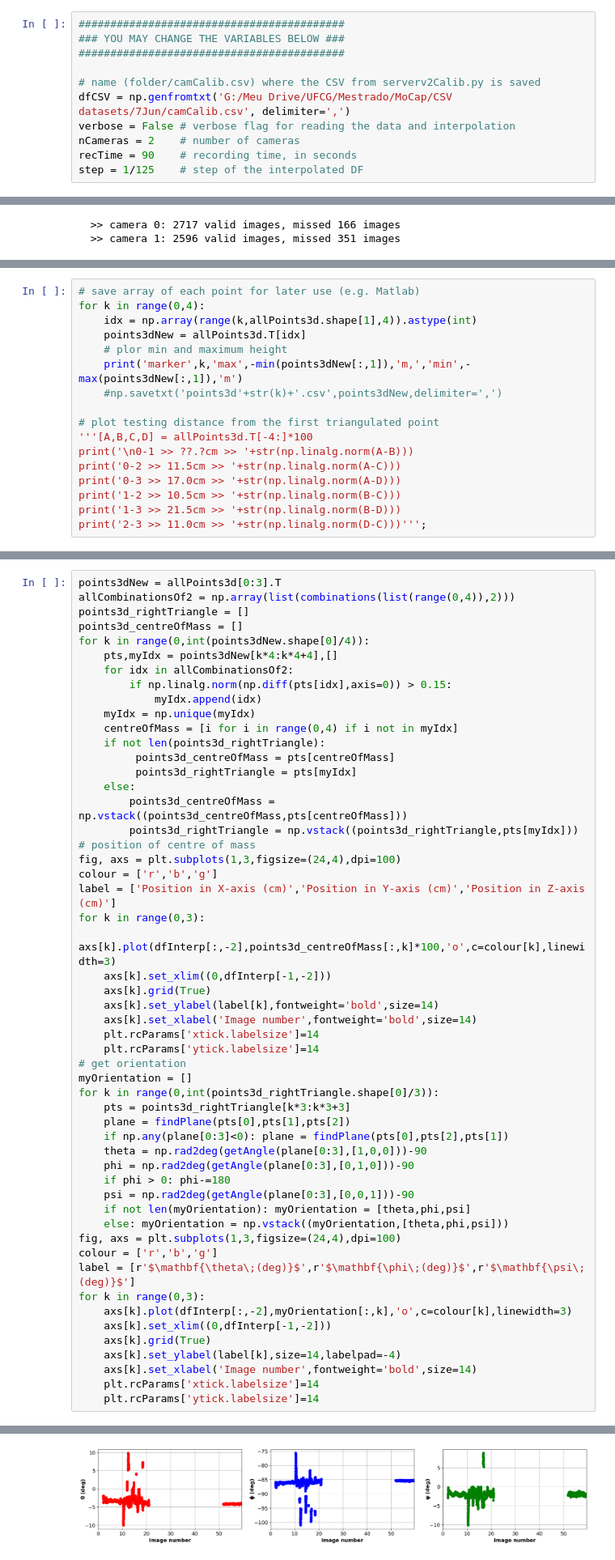
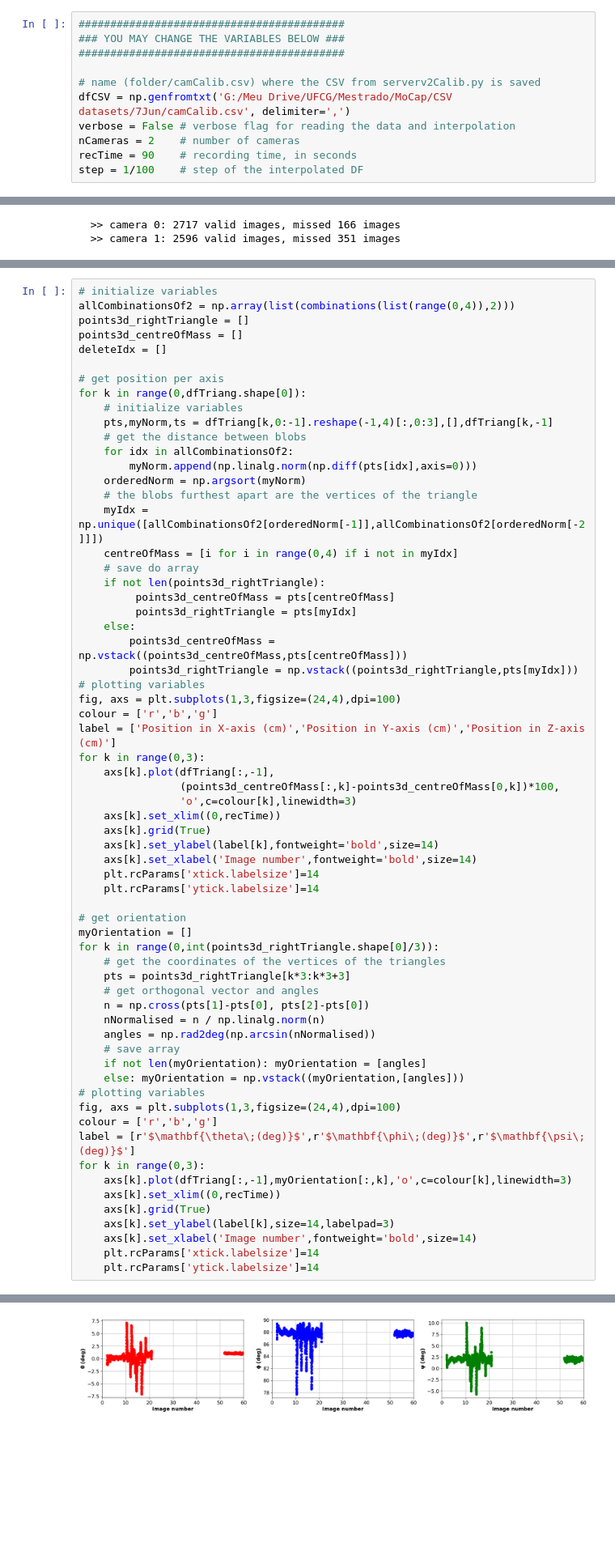
Before and after one commit to debOliveira/MoCapRasp, a Jupyter notebook: central/debugOnline.ipynb, the cells around one changed output, grey strips where cells are left out. Shown at 81% size. Cells and saved outputs as stored; diff of their text form; blank space fills up the shorter version.

```diff
--- a/central/debugOnline.ipynb
+++ b/central/debugOnline.ipynb
@@ -45,7 +45,7 @@ dfCSV = np.genfromtxt('G:/Meu Drive/UFCG/Mestrado/MoCap/CSV datasets/7Jun/camCal
 verbose = False # verbose flag for reading the data and interpolation
 nCameras = 2    # number of cameras
 recTime = 90    # recording time, in seconds
-step = 1/125    # step of the interpolated DF
+step = 1/100    # step of the interpolated DF
 # %% [markdown]
 ### Reading coordinates and ordering markers
 Now, we read each line of the CSV that has the following strings:
@@ -1376,17 +1297,0 @@ print(projMat[1])
-# %%
-# save array of each point for later use (e.g. Matlab)
-for k in range(0,4):
-    idx = np.array(range(k,allPoints3d.shape[1],4)).astype(int)
-    points3dNew = allPoints3d.T[idx]
-    # plor min and maximum height
-    print('marker',k,'max',-min(points3dNew[:,1]),'m,','min',-max(points3dNew[:,1]),'m')
-    #np.savetxt('points3d'+str(k)+'.csv',points3dNew,delimiter=',')
-
-# plot testing distance from the first triangulated point
-'''[A,B,C,D] = allPoints3d.T[-4:]*100
-print('\n0-1 >> ??.?cm >> '+str(np.linalg.norm(A-B)))
-print('0-2 >> 11.5cm >> '+str(np.linalg.norm(A-C)))
-print('0-3 >> 17.0cm >> '+str(np.linalg.norm(A-D)))
-print('1-2 >> 10.5cm >> '+str(np.linalg.norm(B-C)))
-print('1-3 >> 21.5cm >> '+str(np.linalg.norm(B-D)))
-print('2-3 >> 11.0cm >> '+str(np.linalg.norm(D-C)))''';
@@ -1398,53 +1298,64 @@ marker 3 max 0.8944866508028702 m, min 0.052312133888162915 m
 # %%
-points3dNew = allPoints3d[0:3].T
+# initialize variables
 allCombinationsOf2 = np.array(list(combinations(list(range(0,4)),2)))
 points3d_rightTriangle = []
 points3d_centreOfMass = []
-for k in range(0,int(points3dNew.shape[0]/4)):
-    pts,myIdx = points3dNew[k*4:k*4+4],[]
+deleteIdx = []
+
+# get position per axis
+for k in range(0,dfTriang.shape[0]):
+    # initialize variables
+    pts,myNorm,ts = dfTriang[k,0:-1].reshape(-1,4)[:,0:3],[],dfTriang[k,-1]
+    # get the distance between blobs
     for idx in allCombinationsOf2:
-        if np.linalg.norm(np.diff(pts[idx],axis=0)) > 0.15:
-            myIdx.append(idx)
-    myIdx = np.unique(myIdx)
+        myNorm.append(np.linalg.norm(np.diff(pts[idx],axis=0)))
+    orderedNorm = np.argsort(myNorm)
+    # the blobs furthest apart are the vertices of the triangle
+    myIdx = np.unique([allCombinationsOf2[orderedNorm[-1]],allCombinationsOf2[orderedNorm[-2]]])
     centreOfMass = [i for i in range(0,4) if i not in myIdx]
+    # save do array
     if not len(points3d_rightTriangle):
          points3d_centreOfMass = pts[centreOfMass]
          points3d_rightTriangle = pts[myIdx]
     else:
         points3d_centreOfMass = np.vstack((points3d_centreOfMass,pts[centreOfMass]))
         points3d_rightTriangle = np.vstack((points3d_rightTriangle,pts[myIdx]))
-# position of centre of mass
+# plotting variables
 fig, axs = plt.subplots(1,3,figsize=(24,4),dpi=100)
 colour = ['r','b','g']
 label = ['Position in X-axis (cm)','Position in Y-axis (cm)','Position in Z-axis (cm)']
 for k in range(0,3):
-    axs[k].plot(dfInterp[:,-2],points3d_centreOfMass[:,k]*100,'o',c=colour[k],linewidth=3)
-    axs[k].set_xlim((0,dfInterp[-1,-2]))
+    axs[k].plot(dfTriang[:,-1],
+                (points3d_centreOfMass[:,k]-points3d_centreOfMass[0,k])*100,
+                'o',c=colour[k],linewidth=3)
+    axs[k].set_xlim((0,recTime))
     axs[k].grid(True)
     axs[k].set_ylabel(label[k],fontweight='bold',size=14)
     axs[k].set_xlabel('Image number',fontweight='bold',size=14)
     plt.rcParams['xtick.labelsize']=14
     plt.rcParams['ytick.labelsize']=14
+
 # get orientation
 myOrientation = []
 for k in range(0,int(points3d_rightTriangle.shape[0]/3)):
+    # get the coordinates of the vertices of the triangles
     pts = points3d_rightTriangle[k*3:k*3+3]
-    plane = findPlane(pts[0],pts[1],pts[2])
-    if np.any(plane[0:3]<0): plane = findPlane(pts[0],pts[2],pts[1])
-    theta = np.rad2deg(getAngle(plane[0:3],[1,0,0]))-90
-    phi = np.rad2deg(getAngle(plane[0:3],[0,1,0]))-90
-    if phi > 0: phi-=180
-    psi = np.rad2deg(getAngle(plane[0:3],[0,0,1]))-90
-    if not len(myOrientation): myOrientation = [theta,phi,psi]
-    else: myOrientation = np.vstack((myOrientation,[theta,phi,psi]))
+    # get orthogonal vector and angles
+    n = np.cross(pts[1]-pts[0], pts[2]-pts[0])
+    nNormalised = n / np.linalg.norm(n)
+    angles = np.rad2deg(np.arcsin(nNormalised))
+    # save array
+    if not len(myOrientation): myOrientation = [angles]
+    else: myOrientation = np.vstack((myOrientation,[angles]))
+# plotting variables
 fig, axs = plt.subplots(1,3,figsize=(24,4),dpi=100)
 colour = ['r','b','g']
 label = [r'$\mathbf{\theta\;(deg)}$',r'$\mathbf{\phi\;(deg)}$',r'$\mathbf{\psi\;(deg)}$']
 for k in range(0,3):
-    axs[k].plot(dfInterp[:,-2],myOrientation[:,k],'o',c=colour[k],linewidth=3)
-    axs[k].set_xlim((0,dfInterp[-1,-2]))
+    axs[k].plot(dfTriang[:,-1],myOrientation[:,k],'o',c=colour[k],linewidth=3)
+    axs[k].set_xlim((0,recTime))
     axs[k].grid(True)
-    axs[k].set_ylabel(label[k],size=14,labelpad=-4)
+    axs[k].set_ylabel(label[k],size=14,labelpad=3)
     axs[k].set_xlabel('Image number',fontweight='bold',size=14)
     plt.rcParams['xtick.labelsize']=14
     plt.rcParams['ytick.labelsize']=14
@@ -1453 +1364 @@ for k in range(0,3):
-[figure, old version]
+[figure, new version]
```
Also changed, not shown: parts of 14 cells of this notebook.
